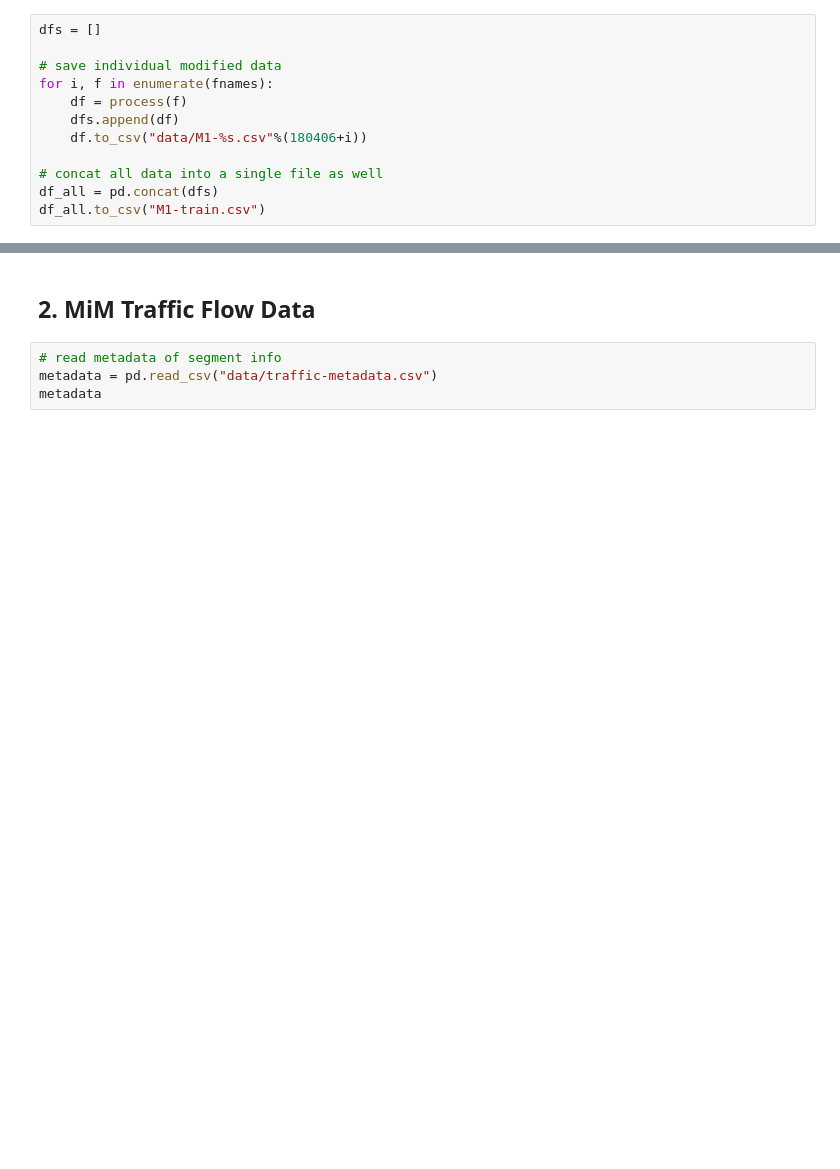
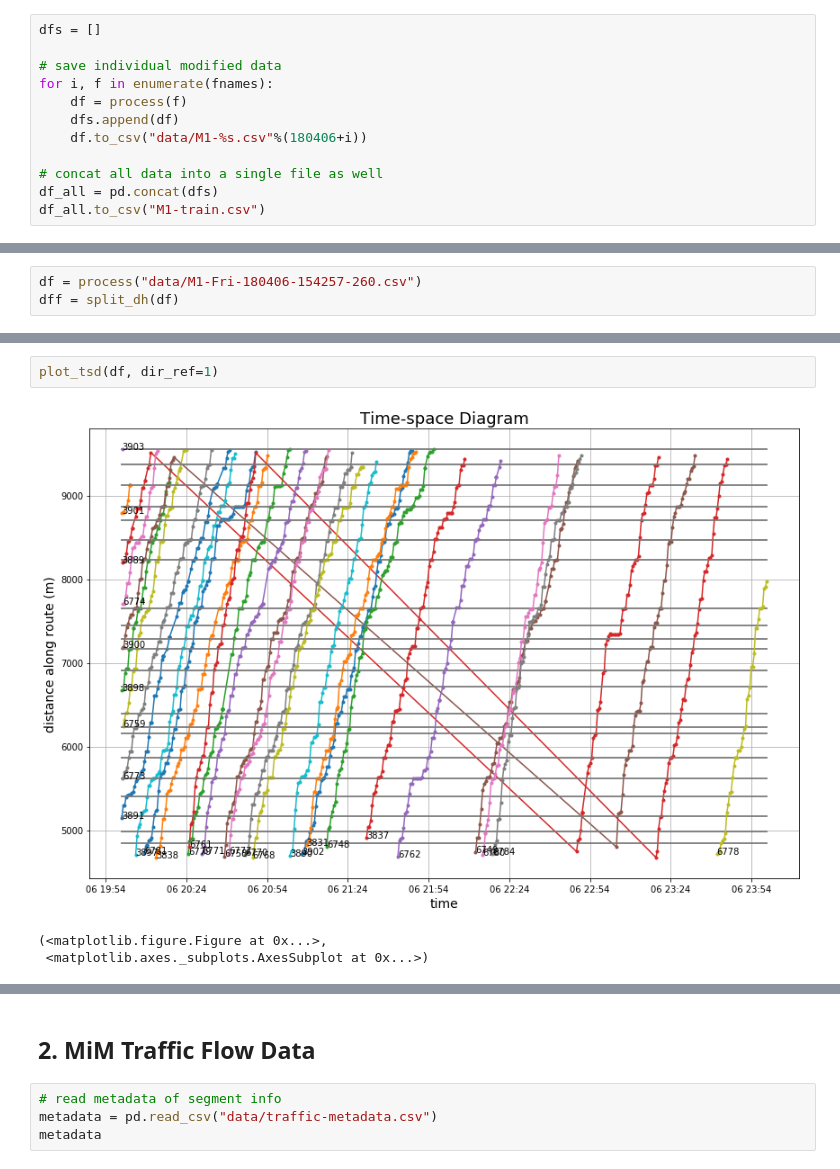
Before and after one commit to ywnch/NYC-bus-LTT-prediction, a Jupyter notebook: data-processing.ipynb, the cells around one changed output, grey strips where cells are left out. Saved outputs shown, nothing was run; the diff lists cells and outputs as text; blank space fills up the shorter version.

```diff
--- a/data-processing.ipynb
+++ b/data-processing.ipynb
@@ -209,0 +241,3 @@ df_all.head()
+# %%
+df = process("data/M1-Fri-180406-154257-260.csv")
+dff = split_dh(df)
@@ -209,0 +298,6 @@ df_all.head()
+# %%
+plot_tsd(df, dir_ref=1)
+# %% [output]
+[figure, added]
+(<matplotlib.figure.Figure at 0x...>,
+ <matplotlib.axes._subplots.AxesSubplot at 0x...>)
```
Also changed, not shown: parts of 8 cells of this notebook, 1 other file.
